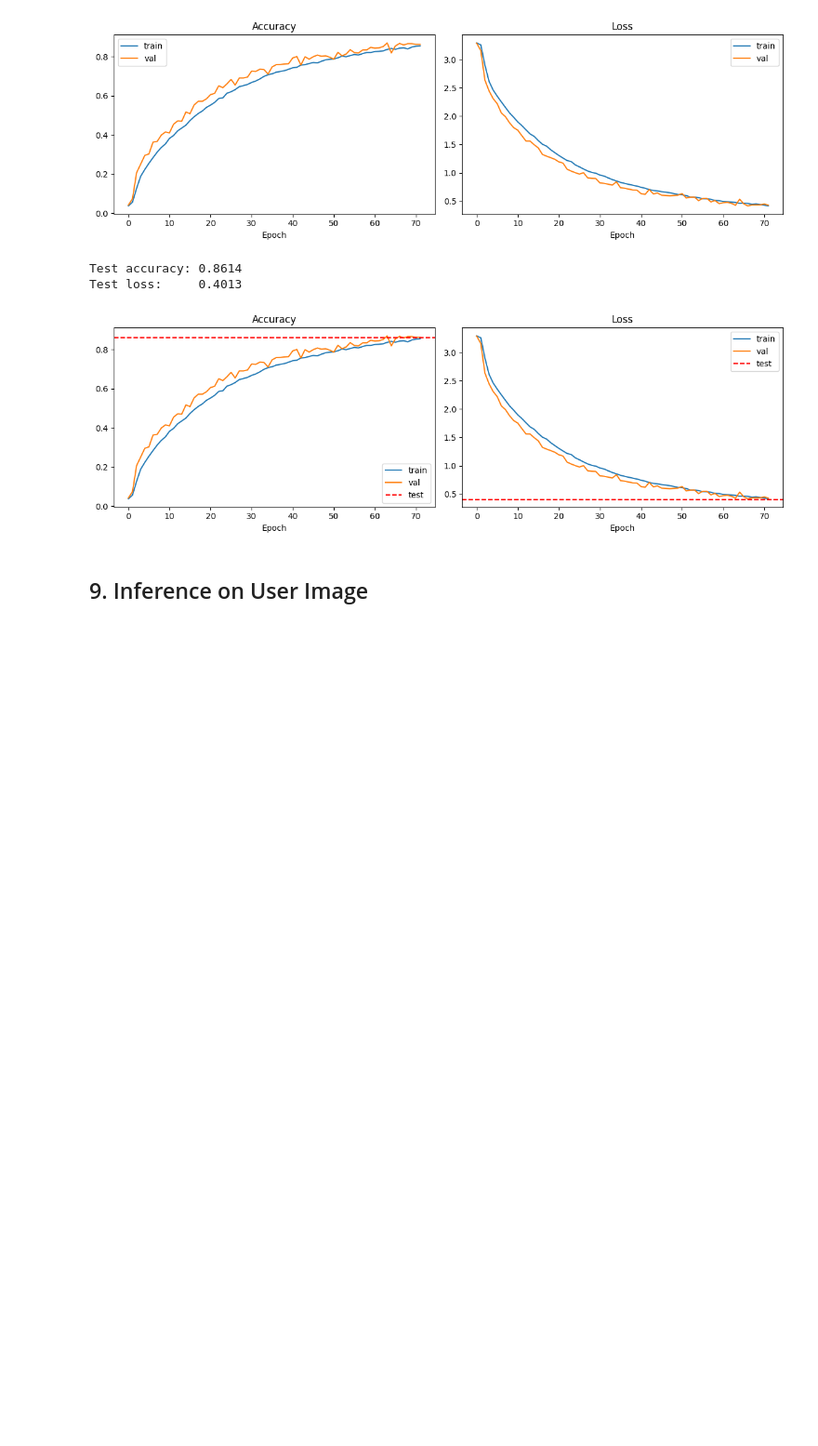
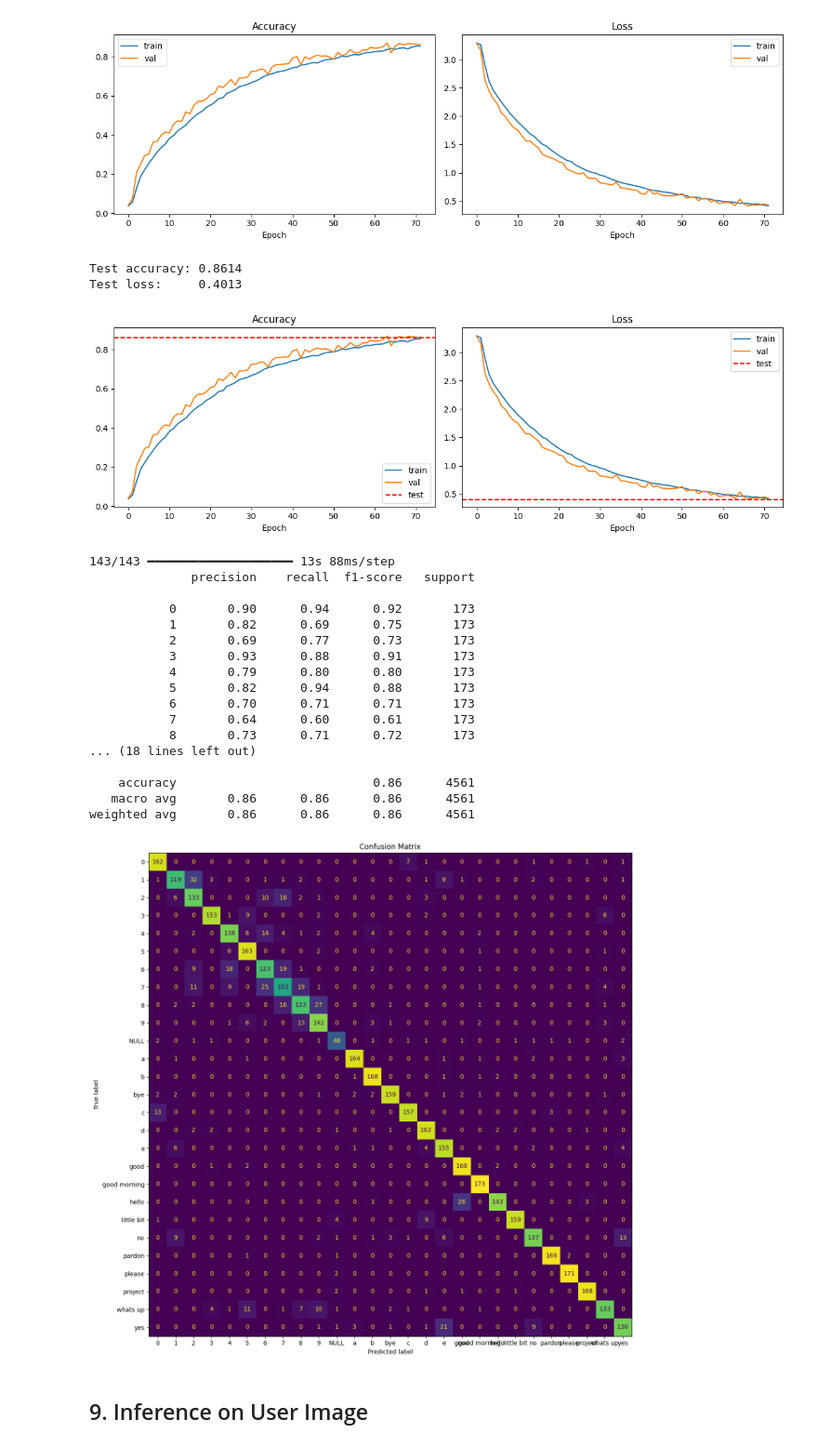
Before and after one commit to Jamato004/CS171-Final-Project, a Jupyter notebook: sign_language_cnn.ipynb, the cells around one changed output. Shown at 93% size. Drawn from its saved outputs; the diff is of its cells as text; code cells hidden in the pictures; blank space fills up the shorter version.

Commit message:
Add: confusion matrix, class report Save: test and training data

```diff
--- a/sign_language_cnn.ipynb
+++ b/sign_language_cnn.ipynb
@@ -270,0 +277,14 @@ Epoch 72/100
+# %%
+# Load saved model and data (run this instead of retraining)
+model = keras.models.load_model("sign_language_cnn.keras")
+
+with open("training_history.json", "r") as f:
+    history_data = json.load(f)
+
+X_test  = np.load("data/X_test.npy")
+y_test  = np.load("data/y_test.npy")
+X_train = np.load("data/X_train.npy")
+y_train = np.load("data/y_train.npy")
+
+print("Model and data loaded successfully")
+print(f"Model input shape: {model.input_shape}")
@@ -319,5 +342,35 @@ plt.tight_layout()
 plt.show()
 # %% [output]
 [figure]
+# %%
+y_pred = np.argmax(model.predict(X_test), axis=1)
+
+print(classification_report(y_test, y_pred, target_names=CLASS_NAMES))
+
+cm = confusion_matrix(y_test, y_pred)
+fig, ax = plt.subplots(figsize=(14, 12))
+ConfusionMatrixDisplay(cm, display_labels=CLASS_NAMES).plot(ax=ax, colorbar=False)
+plt.title("Confusion Matrix")
+plt.tight_layout()
+plt.show()
+# %% [output]
+143/143 ━━━━━━━━━━━━━━━━━━━━ 13s 88ms/step
+              precision    recall  f1-score   support
+
+           0       0.90      0.94      0.92       173
+           1       0.82      0.69      0.75       173
+           2       0.69      0.77      0.73       173
+           3       0.93      0.88      0.91       173
+           4       0.79      0.80      0.80       173
+           5       0.82      0.94      0.88       173
+           6       0.70      0.71      0.71       173
+           7       0.64      0.60      0.61       173
+           8       0.73      0.71      0.72       173
+... (18 lines left out)
+
+    accuracy                           0.86      4561
+   macro avg       0.86      0.86      0.86      4561
+weighted avg       0.86      0.86      0.86      4561
+[figure, added]
 # %% [markdown]
 ## 9. Inference on User Image
```
Also changed, not shown: parts of 2 cells of this notebook, 6 other files.
